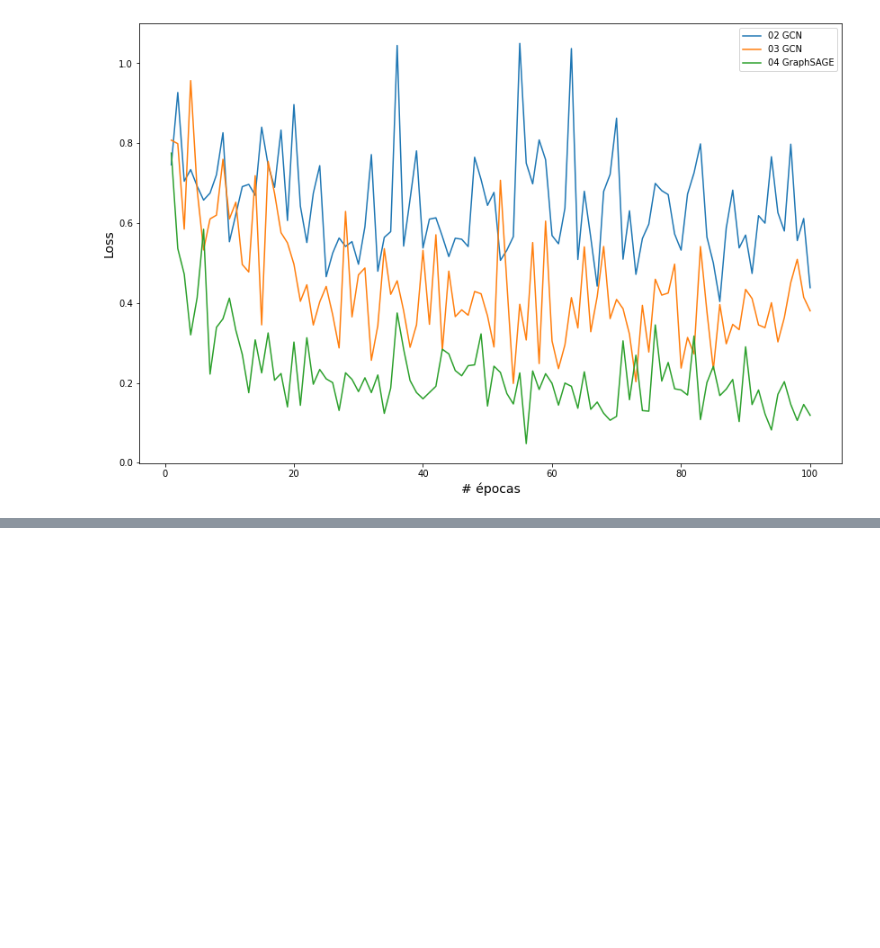
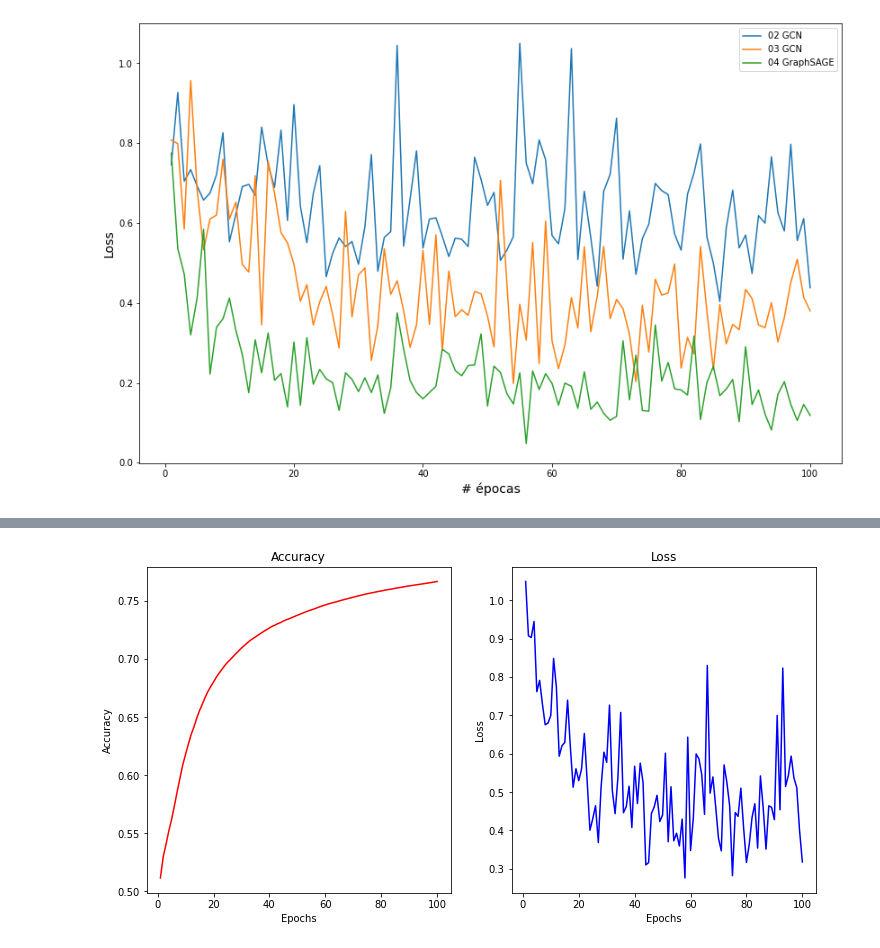
Before and after one commit to raffoliveira/Master_Degree, a Jupyter notebook: Disciplinas/Complex_network/Projeto/Codes/project.ipynb, the cells around one changed output, grey strips where cells are left out. Cells and saved outputs as stored; diff of their text form; code cells hidden in the pictures; blank space fills up the shorter version.

```diff
--- a/Disciplinas/Complex_network/Projeto/Codes/project.ipynb
+++ b/Disciplinas/Complex_network/Projeto/Codes/project.ipynb
@@ -956,0 +1154,13 @@ plt.show()
+# %%
+fig, ax = plt.subplots(1,2,figsize=(12,6))
+ax[0].plot(range(1,101), acc_train_gcn2, 'r', label='Training accuracy')
+ax[1].plot(range(1,101), loss_train_gcn2, 'b', label='Training Loss')
+ax[0].set_title('Accuracy')
+ax[1].set_title('Loss')
+ax[0].set_xlabel('Epochs')
+ax[1].set_xlabel('Epochs')
+ax[0].set_ylabel('Accuracy')
+ax[1].set_ylabel('Loss')
+plt.show()
+# %% [output]
+[figure, added]
```
Also changed, not shown: parts of 32 cells of this notebook.
